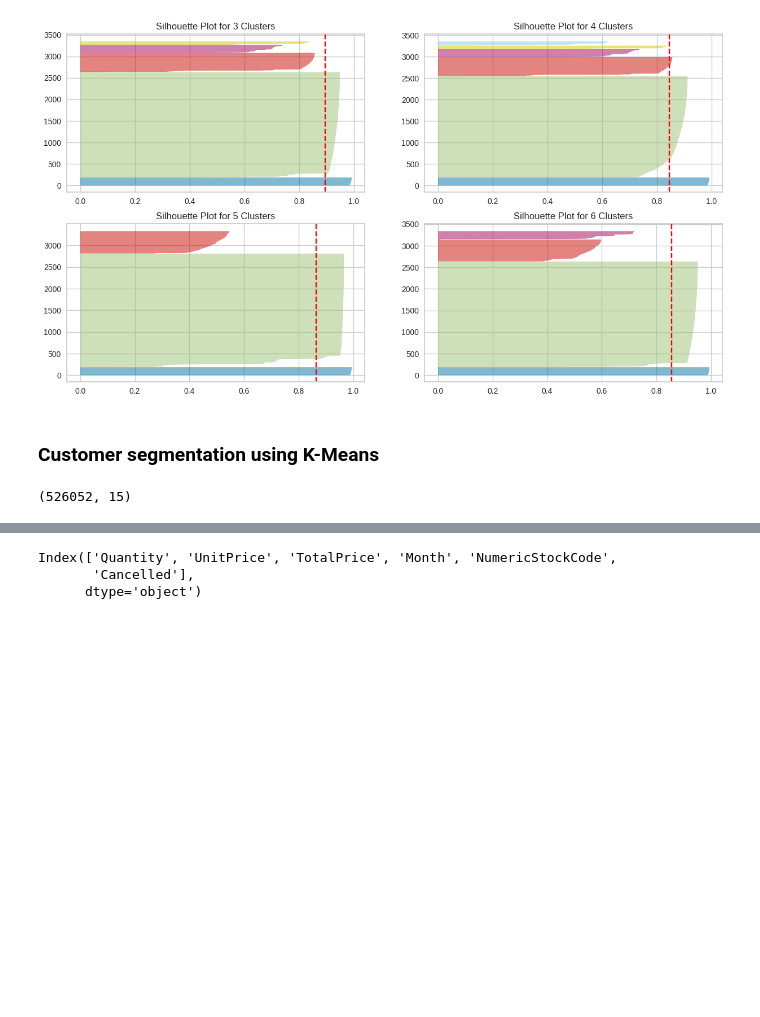
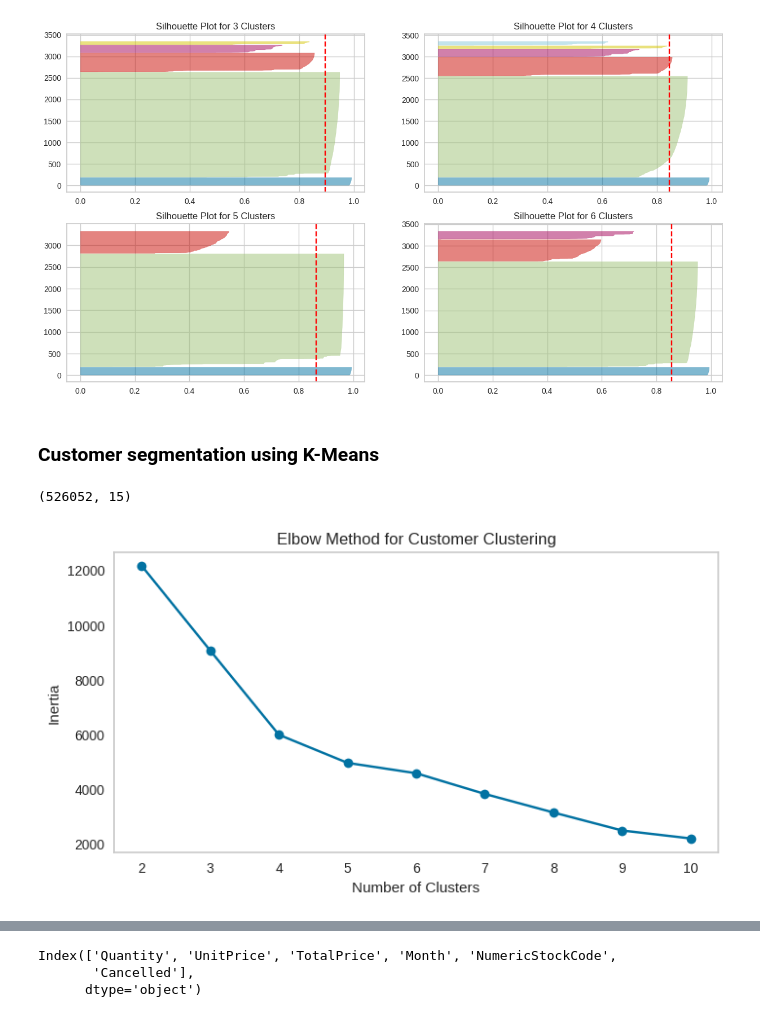
Before and after one commit to karapradeepkumar/Group14_MLUL2, a Jupyter notebook: Group14_MLUL2.ipynb, the cells around one changed output, grey strips where cells are left out. Cells and saved outputs as stored; diff of their text form; code cells hidden in the pictures; blank space fills up the shorter version.

```diff
--- a/Group14_MLUL2.ipynb
+++ b/Group14_MLUL2.ipynb
@@ -497,3 +507,48 @@ df_segmentation = df_segmentation.merge(product_features, on='NumericStockCode',
 df_segmentation.shape
 # %% [output]
 (526052, 15)
+# %%
+# Customer Segmentation Using Product Clusters
+customer_product_matrix = df_segmentation.pivot_table(
+    index='CustomerID',
+    columns='ProductCluster',
+    values='Quantity',
+    aggfunc='sum',
+    fill_value=0
+)
+
+# Add existing customer-level features
+customer_data = df_segmentation.groupby('CustomerID').agg({
+    'TotalPrice': 'sum',
+    'InvoiceNo': 'count'  # Transaction count
+}).rename(columns={
+    'TotalPrice': 'TotalRevenue',
+    'InvoiceNo': 'TransactionCount'
+})
+customer_data['AvgBasketValue'] = customer_data['TotalRevenue'] / customer_data['TransactionCount']
+
+# Combine product cluster features with customer-level data
+customer_data = customer_data.join(customer_product_matrix, how='left').fillna(0)
+
+# Ensure all column names in customer_data are strings
+customer_data.columns = customer_data.columns.astype(str)
+
+# Standardize features for customer clustering
+scaled_customer_data = scaler.fit_transform(customer_data)
+
+# Use the Elbow Method for customer clustering
+inertia = []
+for n_clusters in range(2, 11):
+    kmeans = KMeans(n_clusters=n_clusters, random_state=42)
+    kmeans.fit(scaled_customer_data)
+    inertia.append(kmeans.inertia_)
+
+plt.figure(figsize=(8, 4))
+plt.plot(range(2, 11), inertia, marker='o')
+plt.title("Elbow Method for Customer Clustering")
+plt.xlabel("Number of Clusters")
+plt.ylabel("Inertia")
+plt.grid()
+plt.show()
+# %% [output]
+[figure, added]
```
Also changed, not shown: parts of 26 cells of this notebook.
